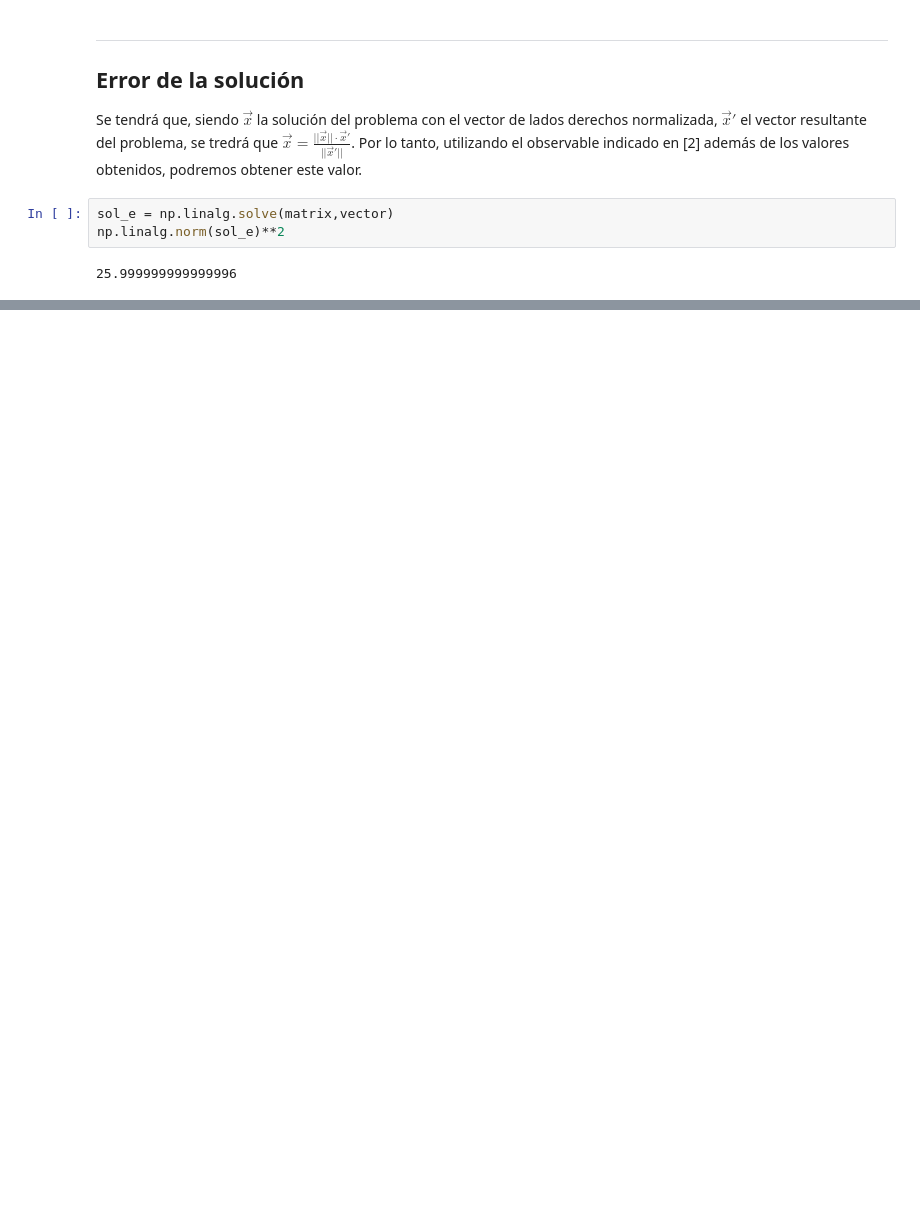
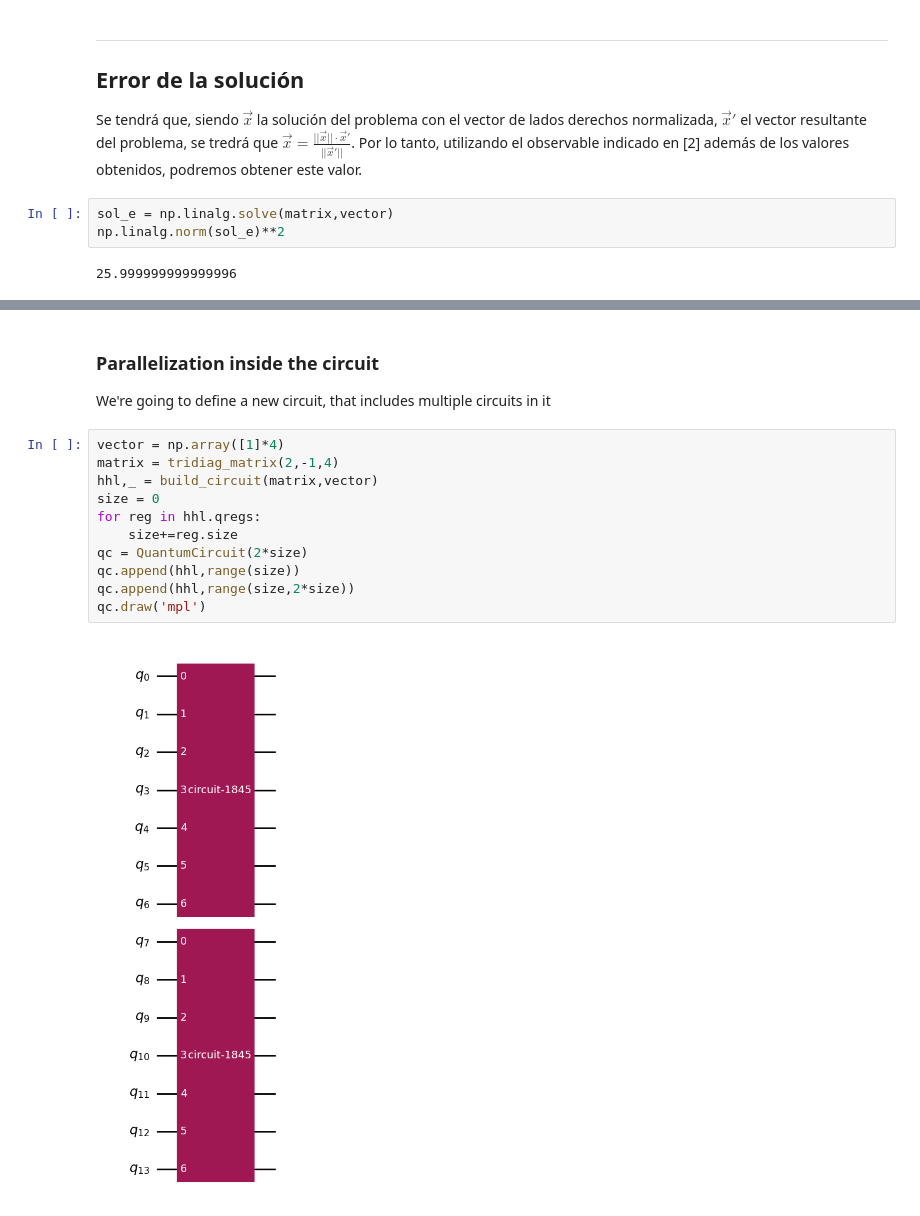
Before and after one commit to Nicofero/CITMAGA, a Jupyter notebook: Pruebas_Qiskit.ipynb, the cells around one changed output, grey strips where cells are left out. Saved outputs shown, nothing was run; the diff lists cells and outputs as text; blank space fills up the shorter version.

Commit message:
Parallelization shenanigans

```diff
--- a/Pruebas_Qiskit.ipynb
+++ b/Pruebas_Qiskit.ipynb
@@ -204,0 +362,17 @@ We are going to discuss a theoretical approach, that could be used to improve th
+# %% [markdown]
+### Parallelization inside the circuit
+
+We're going to define a new circuit, that includes multiple circuits in it
+# %%
+vector = np.array([1]*4)
+matrix = tridiag_matrix(2,-1,4)
+hhl,_ = build_circuit(matrix,vector)
+size = 0
+for reg in hhl.qregs:
+    size+=reg.size
+qc = QuantumCircuit(2*size)
+qc.append(hhl,range(size))
+qc.append(hhl,range(size,2*size))
+qc.draw('mpl')
+# %% [output]
+[figure, added]
```
Also changed, not shown: parts of 17 cells of this notebook, 2 other files.
